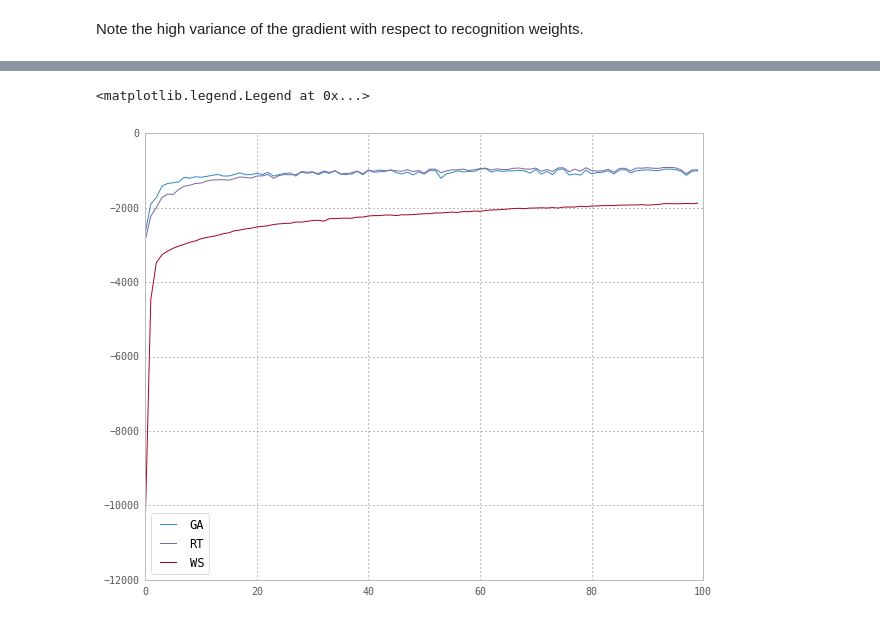
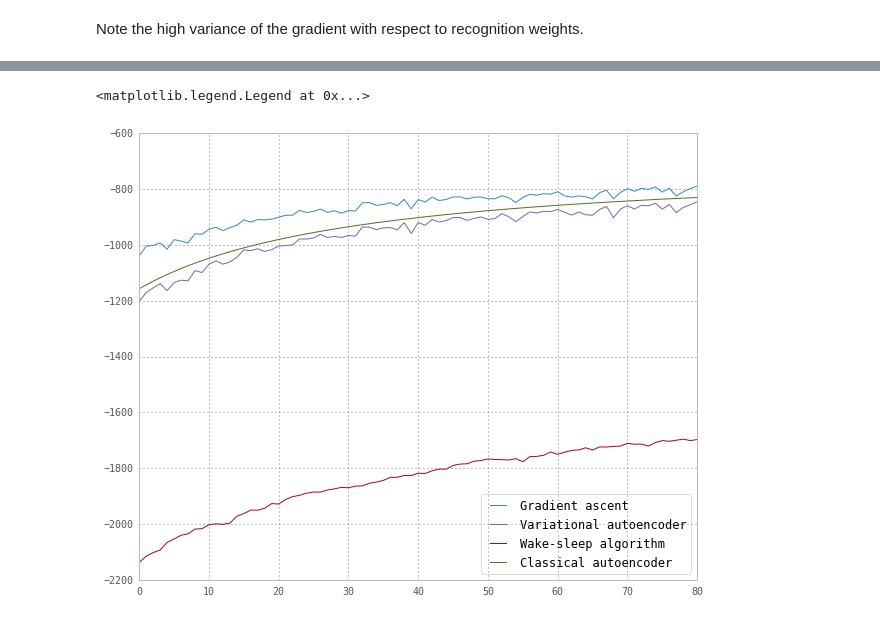
Before and after one commit to gokererdogan/Notebooks, a Jupyter notebook: Unsupervised Learning with Neural Networks.ipynb, the cells around one changed output, grey strips where cells are left out. Saved outputs shown, nothing was run; the diff lists cells and outputs as text; code cells hidden in the pictures.

Commit message:
Added classical autoencoder to unsupervised learning notebook.

```diff
--- a/Unsupervised Learning with Neural Networks.ipynb
+++ b/Unsupervised Learning with Neural Networks.ipynb
@@ -436,0 +492,34 @@ plot_z(x, y, w_rec_ws, b_rec_ws)
+# %%
+w_gen_ae = w_gen_init.copy()
+b_gen_ae = b_gen_init.copy()
+w_rec_ae = w_rec_init.copy()
+b_rec_ae = b_rec_init.copy()
+
+np.random.seed(456)
+
+epoch_count = 100
+lr_gen = 1e-3
+lr_rec = lr_gen * 1e-1
+
+log_ll_ae = np.zeros(epoch_count+1)
+log_ll_ae[0] = calc_log_ll(x, w_gen_ae, b_gen_ae, w_rec_ae, b_rec_ae)
+print "Initial log ll: {0:f}".format(log_ll_ae[0])
+
+dwrec_magnitude = np.zeros(x.shape[0])
+for e in range(epoch_count):
+    for i in range(x.shape[0]):
+        xi = x[i]
+        dwgen, dbgen = calc_dl_dgen_ae(xi, w_gen_ae, b_gen_ae, w_rec_ae, b_rec_ae)
+        w_gen_ae -= lr_gen * dwgen
+        b_gen_ae -= lr_gen * dbgen
+        dwrec, dbrec = calc_dl_drec_ae(xi, w_gen_ae, b_gen_ae, w_rec_ae, b_rec_ae)
+        w_rec_ae -= lr_rec * dwrec
+        b_rec_ae -= lr_rec * dbrec
+
+        dwrec_magnitude[i] = np.sum(np.square(dwrec))
+
+    log_ll_ae[e+1] = calc_log_ll(x, w_gen_ae, b_gen_ae, w_rec_ae, b_rec_ae)
+
+print "Final log ll: {0:f}, grad w_rec magnitude in last epoch: {1:f}+-{2:f}".format(log_ll_ae[-1],
+                                                                              np.mean(dwrec_magnitude),
+                                                                              np.std(dwrec_magnitude))
@@ -437,9 +534,10 @@ plot_z(x, y, w_rec_ws, b_rec_ws)
 # %%
 # Let us compare the log likelihoods for each algorithm
-plt.plot(range(100), log_ll_ga[1:])
-plt.plot(range(100), log_ll_rt[1:])
-plt.plot(range(100), log_ll_ws[1:])
-plt.legend(['GA', 'RT', 'WS'], loc='best')
+plt.plot(range(81), log_ll_ga[20:])
+plt.plot(range(81), log_ll_rt[20:])
+plt.plot(range(81), log_ll_ws[20:])
+plt.plot(range(81), log_ll_ae[20:])
+plt.legend(['Gradient ascent', 'Variational autoencoder', 'Wake-sleep algorithm', 'Classical autoencoder'], loc='best')
 # %% [output]
 <matplotlib.legend.Legend at 0x...>
-[figure, old version]
+[figure, new version]
```
Also changed, not shown: parts of 20 cells of this notebook.
